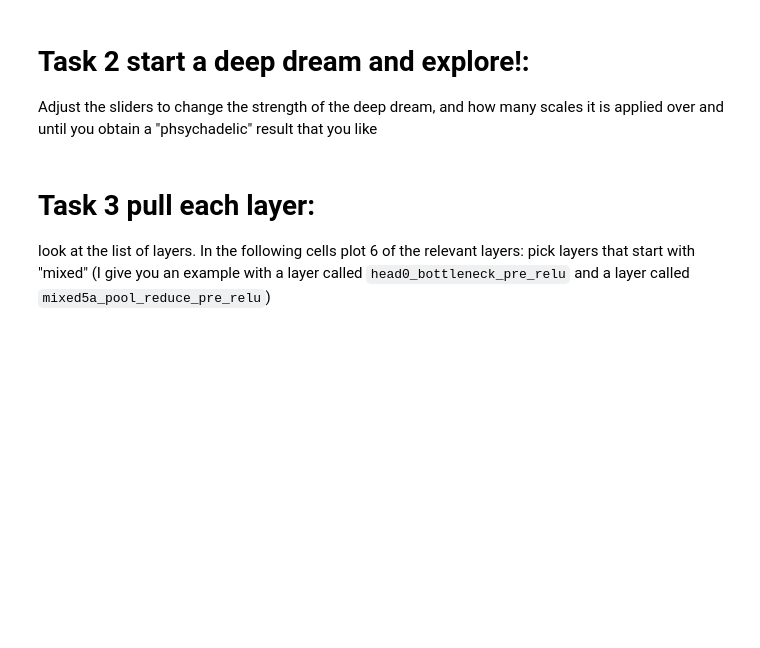
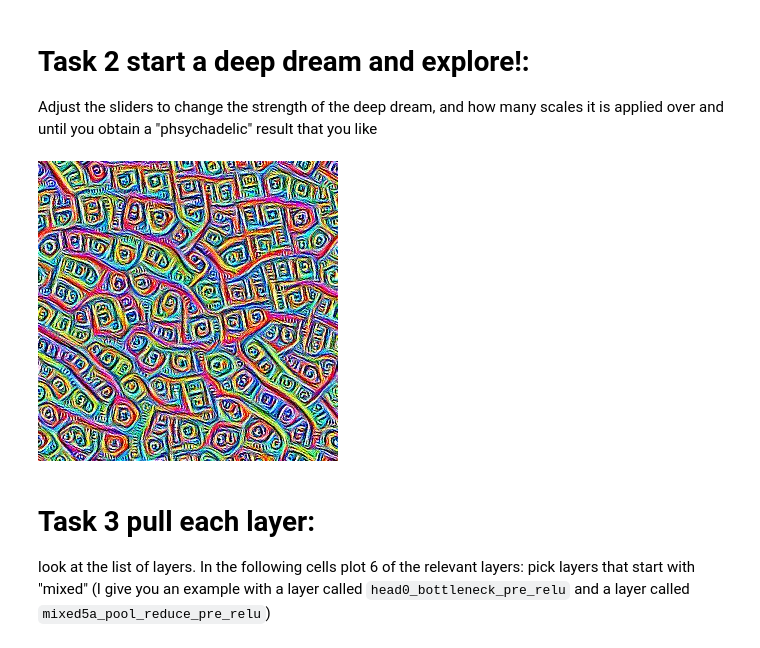
Before and after one commit to jarrodsb/DSPS_JBieber, a Jupyter notebook: HW10/Bieber_DSPS2025_deepdream.ipynb, the cells around one changed output. Saved outputs shown, nothing was run; the diff lists cells and outputs as text; code cells hidden in the pictures; blank space fills up the shorter version.

```diff
--- a/HW10/Bieber_DSPS2025_deepdream.ipynb
+++ b/HW10/Bieber_DSPS2025_deepdream.ipynb
@@ -166,12 +169,14 @@ def render_deepdream(t_obj, input_img, show_steps = True):
 Adjust the sliders to change the strength of the deep dream, and how many scales it is applied over and until you obtain a "phsychadelic" result that you like
 # %%
 octave_n = 3 #@param {type:"slider", max: 10}
-octave_scale = 1.4 #@param {type:"number"}
+octave_scale = 1.5 #@param {type:"number"}
 iter_n = 30 #@param {type:"slider", max: 50}
-strength = 821 #@param {type:"slider", max: 1000}
+strength = 826 #@param {type:"slider", max: 1000}
 layer = "mixed3a"  #@param ["mixed3a", "mixed3b", "mixed4a", "mixed4c", "mixed5a"]
 
 final = render_deepdream(tf.square(T(layer)), rnd)
+# %% [output]
+[figure, added]
 # %% [markdown]
  # Task 3 pull each layer:
  look at the list of layers. In the following cells plot 6 of the relevant layers: pick layers that start with "mixed"  (I give you an example with a layer called `head0_bottleneck_pre_relu` and a layer called `mixed5a_pool_reduce_pre_relu`)
```
Also changed, not shown: parts of 16 cells of this notebook.
